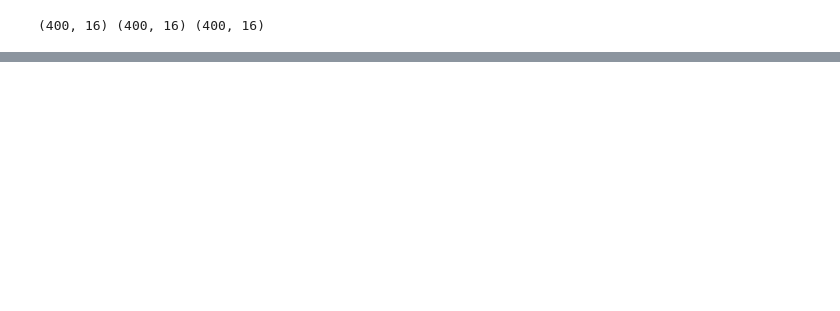
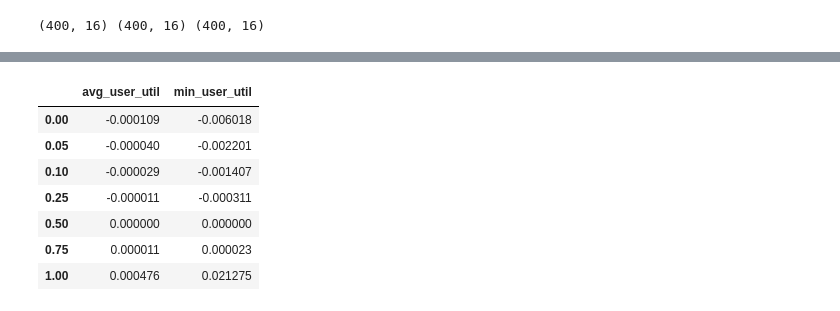
Before and after one commit to krishnacharya/recsys_eq, a Jupyter notebook: notebooks/User_eng_producermaximize_smexposure.ipynb, the cells around one changed output, grey strips where cells are left out. Saved outputs shown, nothing was run; the diff lists cells and outputs as text; code cells hidden in the pictures; blank space fills up the shorter version.

```diff
--- a/notebooks/User_eng_producermaximize_smexposure.ipynb
+++ b/notebooks/User_eng_producermaximize_smexposure.ipynb
@@ -226,0 +167,12 @@ print(df_linear.shape, df_softmax.shape, df_smexp.shape)
+# %%
+# softmax engagement vs exposure producer utility is not definitive for user engagement utility
+(df_softmax[user_utils] - df_smexp[user_utils]).quantile([0, 0.05, 0.1, 0.25, .5, .75, 1.0]) # rightmost is max
+# %% [output]
+|  | avg_user_util | min_user_util |
+| 0.00 | -0.000109 | -0.006018 |
+| 0.05 | -0.000040 | -0.002201 |
+| 0.10 | -0.000029 | -0.001407 |
+| 0.25 | -0.000011 | -0.000311 |
+| 0.50 | 0.000000 | 0.000000 |
+| 0.75 | 0.000011 | 0.000023 |
+| 1.00 | 0.000476 | 0.021275 |
```
Also changed, not shown: parts of 20 cells of this notebook.
